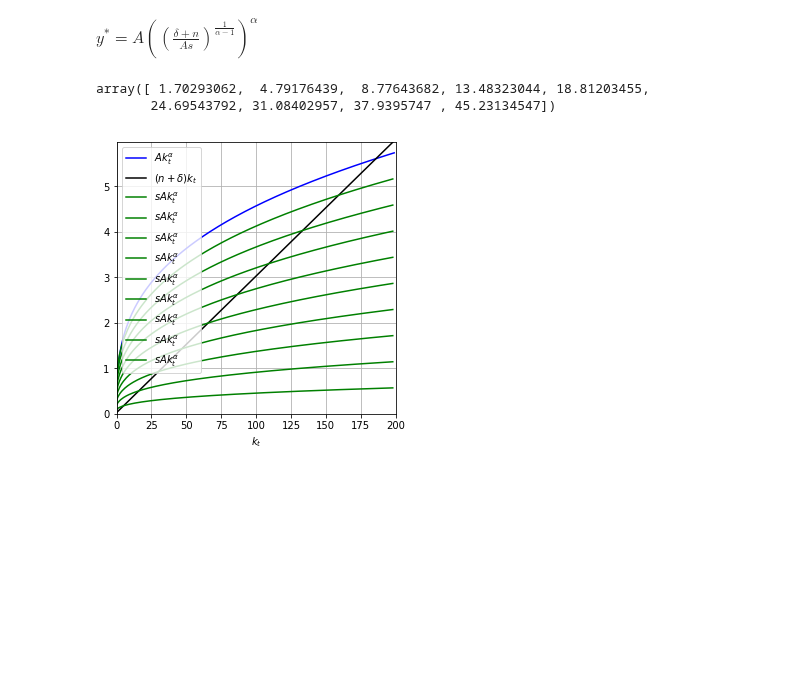
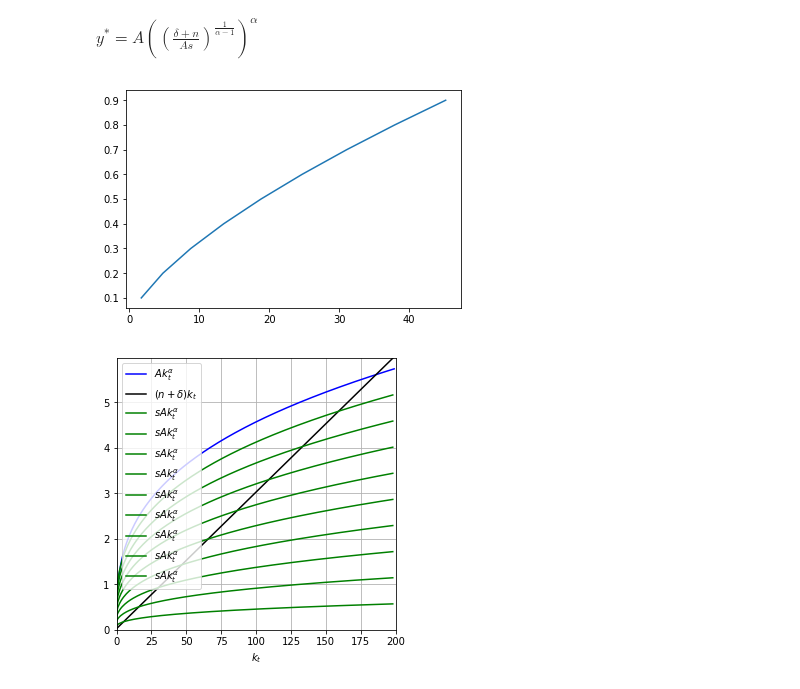
Before and after one commit to NumEconCopenhagen/projects-2020-1001numpyarrays, a Jupyter notebook: modelproject/modelproject.ipynb, the cells around one changed output. Drawn from its saved outputs; the diff is of its cells as text; code cells hidden in the pictures; blank space fills up the shorter version.

```diff
--- a/modelproject/modelproject.ipynb
+++ b/modelproject/modelproject.ipynb
@@ -125,13 +125,13 @@ def _steady_state_capital_func(delta,n,A,s,alpha):
 # %%
 delta= 0.05
 n= 0.02
 A= 1
 savings_vec = np.array([0.1,0.2,0.3,0.4,0.5,0.6,0.7,0.8,0.9])
 alpha = 0.33
 steady_state_capital_func(delta,n,A,savings_vec,alpha)
+plt.plot(steady_state_capital_func(delta,n,A,savings_vec,alpha),savings_vec);
 # %% [output]
-array([ 1.70293062,  4.79176439,  8.77643682, 13.48323044, 18.81203455,
-       24.69543792, 31.08402957, 37.9395747 , 45.23134547])
+[figure, added]
 # %%
 def solow_graph_1(k,delta,n,A,s,alpha,t):
         # capital path
```
Also changed, not shown: parts of 1 cell of this notebook.
